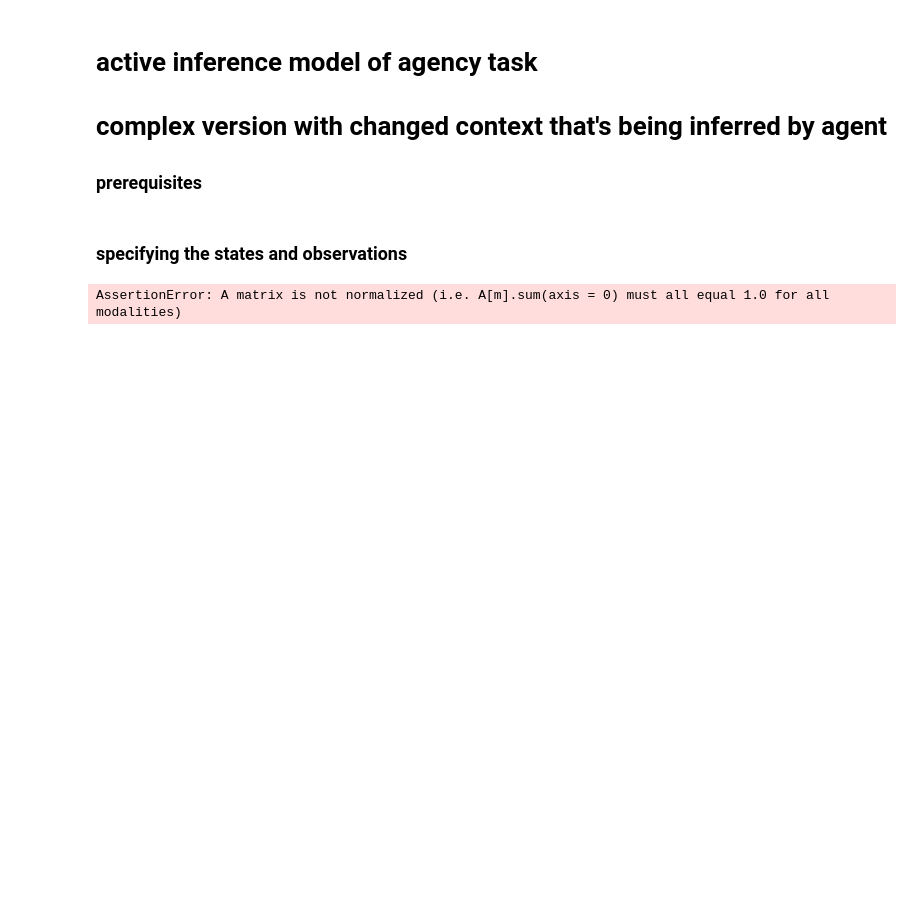
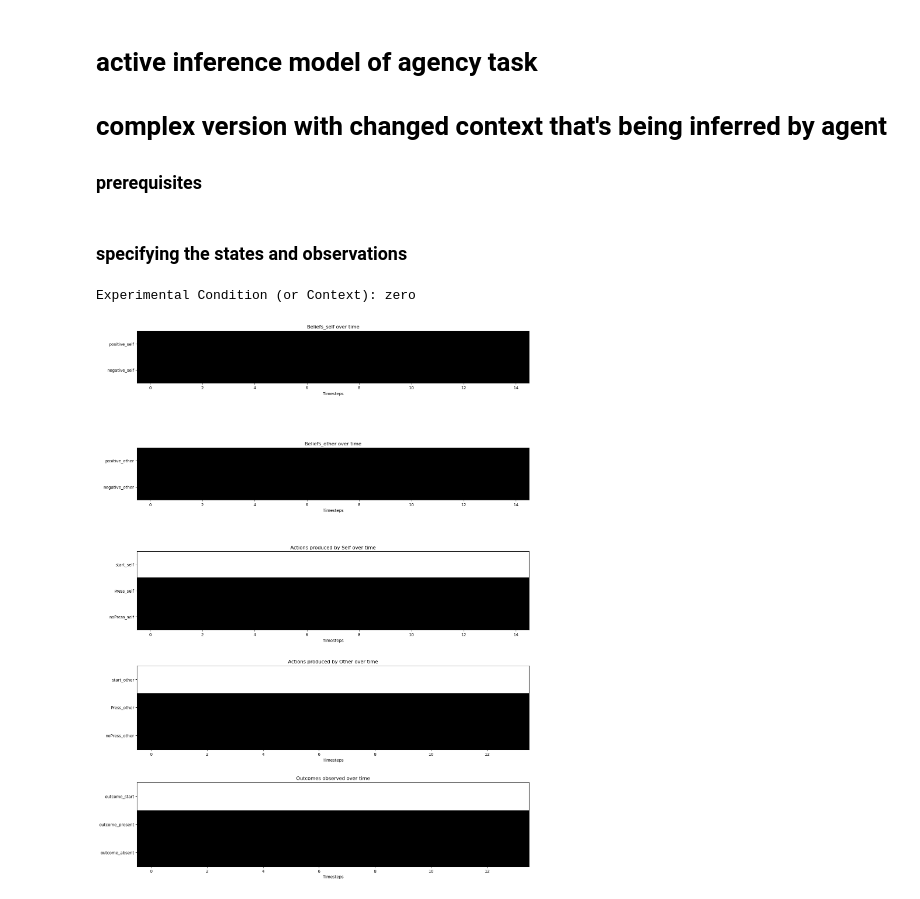
Before and after one commit to riddhipits/agency_pymdp, a Jupyter notebook: complex/pymdp_agency_vComplex_ChangingContextSF_2SFs_vfactorlist.ipynb, the cells around one changed output. Saved outputs shown, nothing was run; the diff lists cells and outputs as text; code cells hidden in the pictures; blank space fills up the shorter version.

```diff
--- a/complex/pymdp_agency_vComplex_ChangingContextSF_2SFs_vfactorlist.ipynb
+++ b/complex/pymdp_agency_vComplex_ChangingContextSF_2SFs_vfactorlist.ipynb
@@ -261,14 +267,14 @@ class AgencyTask(object):
 
         return obs
 # %%
-def plot_beliefs(belief_dist, title=""):
+# def plot_beliefs(belief_dist, title=""):
 
-    plt.grid(zorder=0)
-    plt.bar(range(belief_dist.shape[0]), belief_dist, color='r', zorder=3)
-    plt.xticks(range(belief_dist.shape[0]))
-    plt.xticks(np.arange(4), ['positive_self', 'negative_self', 'positive_other', 'negative_other'])
-    plt.title(title)
-    plt.show()
+#     plt.grid(zorder=0)
+#     plt.bar(range(belief_dist.shape[0]), belief_dist, color='r', zorder=3)
+#     plt.xticks(range(belief_dist.shape[0]))
+#     plt.xticks(np.arange(4), ['positive_self', 'negative_self', 'positive_other', 'negative_other'])
+#     plt.title(title)
+#     plt.show()
 # %%
 def run_active_inference_loop(my_agent, my_env, T, verbose):
 
@@ -343,41 +357,40 @@ def plot_some_choices_beliefs(choice_hist, belief_hist, context_hist, pad_val=5.
     fig.tight_layout(pad=pad_val)
     plt.show()
 # %%
-def plot_all_choices_beliefs(choice_hist, belief_hist, context_hist, belief_action_other_hist, outcome_hist, pad_val=1.0):
+def plot_all_choices_beliefs(choice_hist, belief_self_hist, belief_other_hist, context_hist, belief_action_other_hist, outcome_hist, pad_val=1.0):
+
     print(f'Experimental Condition (or Context): {env.expcondition}')
     T = choice_hist.shape[1]
-    fig, axes = plt.subplots(nrows = 4, ncols = 1, figsize = (15,20))
+    fig, axes = plt.subplots(nrows = 5, ncols = 1, figsize = (15,20))
 
-    axes[0].imshow(belief_hist, cmap = 'gray')
+    axes[0].imshow(belief_self_hist, cmap = 'gray')
     axes[0].set_xlabel('Timesteps')
-    axes[0].set_yticks(ticks = range(4))
+    axes[0].set_yticks(ticks = range(num_states[0]))
     axes[0].set_yticklabels(labels = context_self_names)
     axes[0].set_title('Beliefs_self over time')
 #     axes[0].scatter(np.arange(T-1), context_hist, c = 'r', s = 50)
 
-    axes[1].imshow(belief_hist, cmap = 'gray')
+    axes[1].imshow(belief_other_hist, cmap = 'gray')
     axes[1].set_xlabel('Timesteps')
-    axes[1].set_yticks(ticks = range(4))
+    axes[1].set_yticks(ticks = range(num_states[1]))
     axes[1].set_yticklabels(labels = context_other_names)
     axes[1].set_title('Beliefs_other over time')
-#     axes[0].scatter(np.arange(T-1), context_hist, c = 'r', s = 50)
-
 
     axes[2].imshow(choice_hist[:,:-1], cmap = 'gray')
     axes[2].set_xlabel('Timesteps')
-    axes[2].set_yticks(ticks = range(3))
+    axes[2].set_yticks(ticks = range(num_states[2]))
     axes[2].set_yticklabels(labels = action_self_names)
     axes[2].set_title('Actions produced by Self over time')
 
     axes[3].imshow(belief_action_other_hist[:,:-1], cmap = 'gray')
     axes[3].set_xlabel('Timesteps')
-    axes[3].set_yticks(ticks = range(3))
+    axes[3].set_yticks(ticks = range(num_states[3]))
     axes[3].set_yticklabels(labels = action_other_names)
     axes[3].set_title('Actions produced by Other over time')
 
     axes[4].imshow(outcome_hist[:,:-1], cmap = 'gray')
     axes[4].set_xlabel('Timesteps')
-    axes[4].set_yticks(ticks = range(3))
+    axes[4].set_yticks(ticks = range(num_obs[0]))
     axes[4].set_yticklabels(labels = obs_outcome_names)
     axes[4].set_title('Outcomes observed over time')
 
@@ -393,14 +406,15 @@ T = 15
 
 A,A_factor_list = create_A(p_outcome = 1.0)
 B = create_B()
-C = create_C(outcomepref = 1.0, actionpref = 0.0, noactionpref = 0.0)
+C = create_C(outcomepref = 5.0, actionpref = 0.0, noactionpref = 0.0)
 D = create_D()
 my_agent = Agent(A=A, B=B, C=C, D=D, A_factor_list=A_factor_list)
 
-choice_hist, belief_hist, context_hist, belief_action_other_hist, outcome_hist = run_active_inference_loop(my_agent, env, T = T, verbose = False)
+choice_hist, belief_self_hist, belief_other_hist, context_hist, belief_action_other_hist, outcome_hist = run_active_inference_loop(my_agent, env, T = T, verbose = False)
-# %% [output]
-AssertionError: A matrix is not normalized (i.e. A[m].sum(axis = 0) must all equal 1.0 for all modalities)
 # %%
 # plot_some_choices_beliefs(choice_hist, belief_hist, context_hist)
 # %%
-plot_all_choices_beliefs(choice_hist, belief_hist, context_hist, belief_action_other_hist, outcome_hist)
+plot_all_choices_beliefs(choice_hist, belief_self_hist, belief_other_hist, context_hist, belief_action_other_hist, outcome_hist)
+# %% [output]
+Experimental Condition (or Context): zero
+[figure, added]
```
Also changed, not shown: parts of 4 cells of this notebook, 1 other file.
